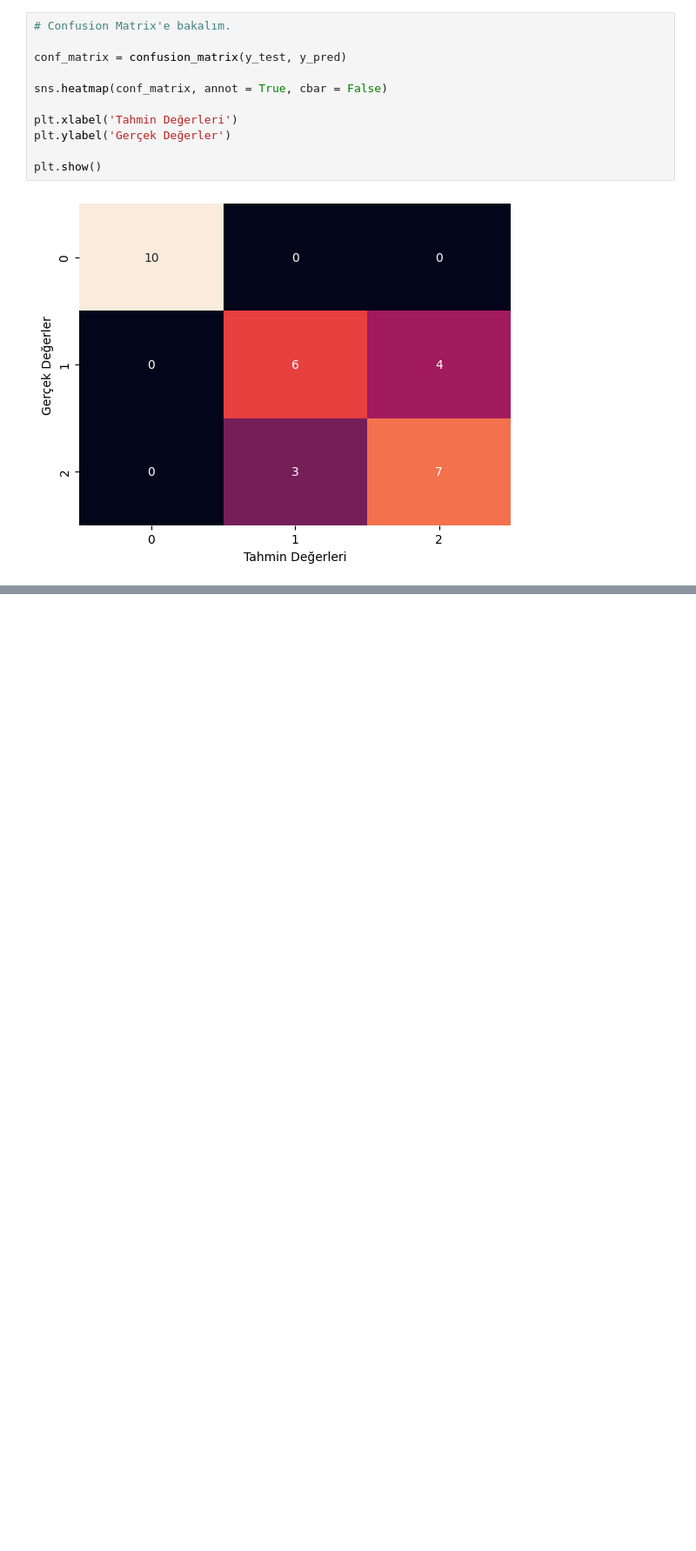
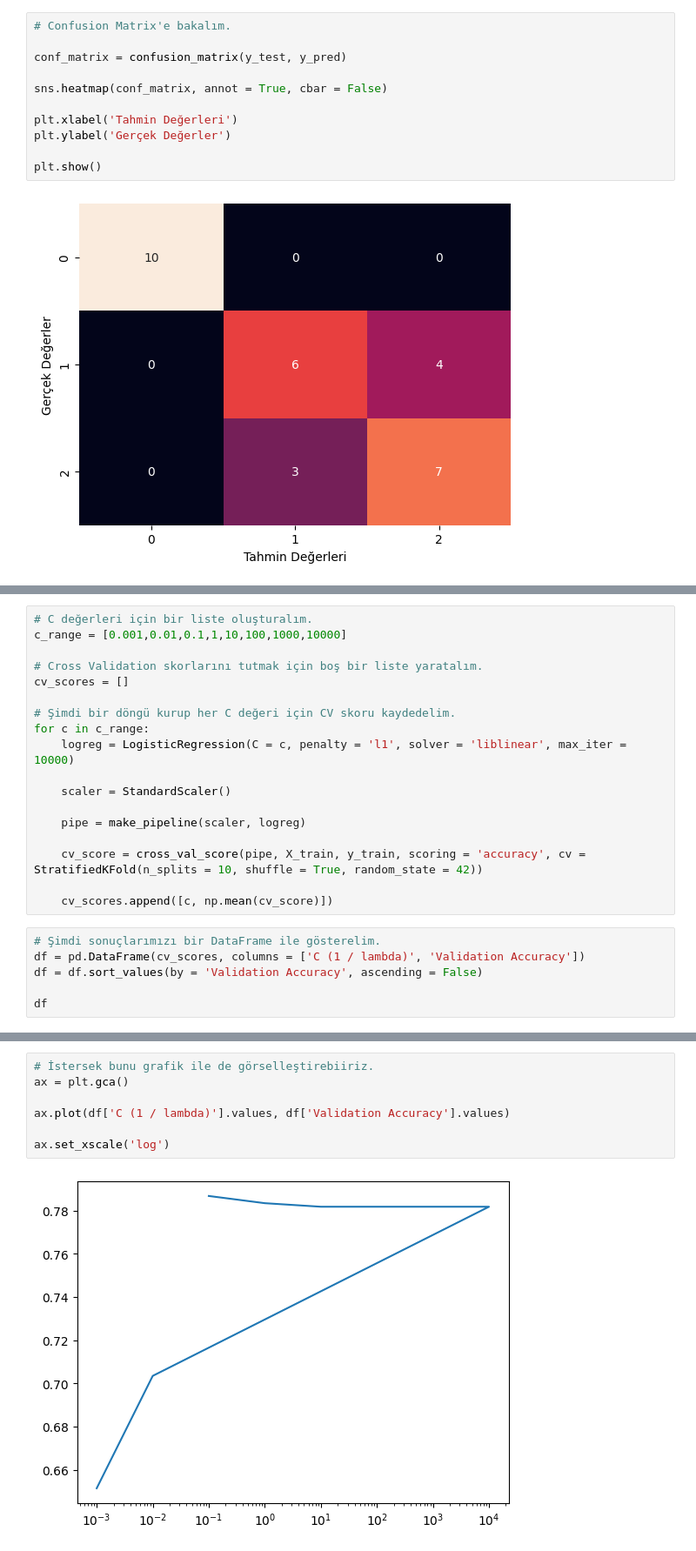
Before and after one commit to mybozkir/Machine_Learning_Practices, a Jupyter notebook: 1-Classification_Practices_TUR.ipynb, the cells around one changed output, grey strips where cells are left out. Shown at 87% size. Drawn from its saved outputs; the diff is of its cells as text; blank space fills up the shorter version.

```diff
--- a/1-Classification_Practices_TUR.ipynb
+++ b/1-Classification_Practices_TUR.ipynb
@@ -580,0 +724,24 @@ plt.show()
+# %%
+# C değerleri için bir liste oluşturalım.
+c_range = [0.001,0.01,0.1,1,10,100,1000,10000]
+
+# Cross Validation skorlarını tutmak için boş bir liste yaratalım.
+cv_scores = []
+
+# Şimdi bir döngü kurup her C değeri için CV skoru kaydedelim.
+for c in c_range:
+    logreg = LogisticRegression(C = c, penalty = 'l1', solver = 'liblinear', max_iter = 10000)
+
+    scaler = StandardScaler()
+
+    pipe = make_pipeline(scaler, logreg)
+
+    cv_score = cross_val_score(pipe, X_train, y_train, scoring = 'accuracy', cv = StratifiedKFold(n_splits = 10, shuffle = True, random_state = 42))
+
+    cv_scores.append([c, np.mean(cv_score)])
+# %%
+# Şimdi sonuçlarımızı bir DataFrame ile gösterelim.
+df = pd.DataFrame(cv_scores, columns = ['C (1 / lambda)', 'Validation Accuracy'])
+df = df.sort_values(by = 'Validation Accuracy', ascending = False)
+
+df
@@ -580,0 +758,9 @@ plt.show()
+# %%
+# İstersek bunu grafik ile de görselleştirebiiriz.
+ax = plt.gca()
+
+ax.plot(df['C (1 / lambda)'].values, df['Validation Accuracy'].values)
+
+ax.set_xscale('log')
+# %% [output]
+[figure, added]
```
Also changed, not shown: parts of 74 cells of this notebook, 1 other file.
